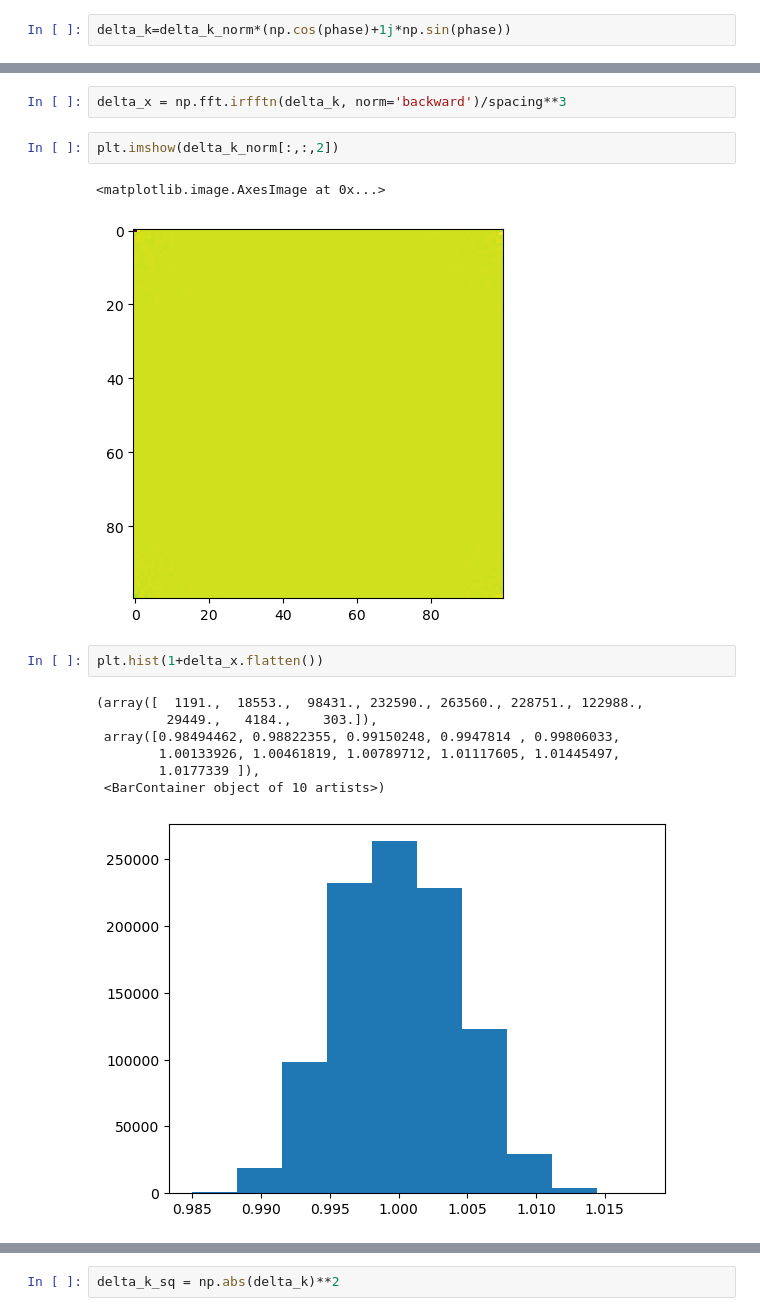
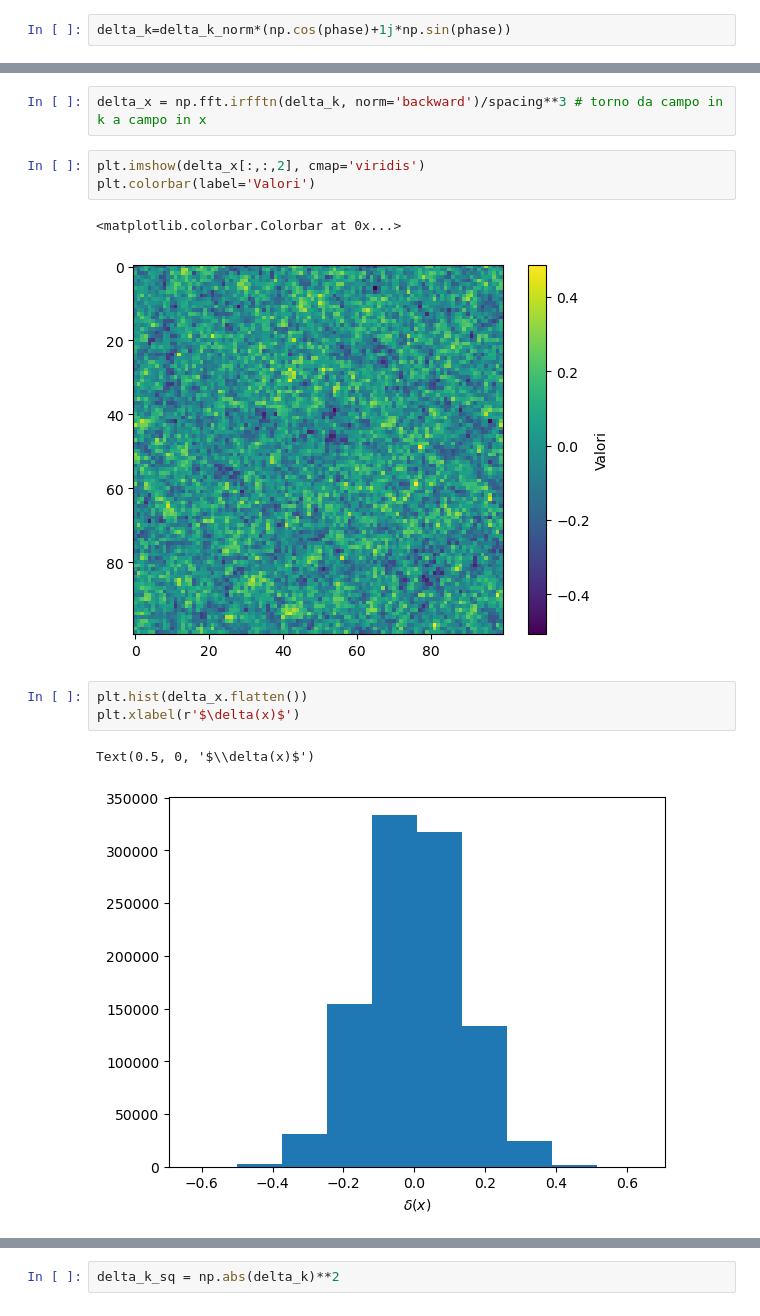
Before and after one commit to GenovaCosmology/AstroCosmoComputational, a Jupyter notebook: Students/Gabriele_Russo/Lesson9/gaussian_mock.ipynb, the cells around one changed output, grey strips where cells are left out. Drawn from its saved outputs; the diff is of its cells as text.

```diff
--- a/Students/Gabriele_Russo/Lesson9/gaussian_mock.ipynb
+++ b/Students/Gabriele_Russo/Lesson9/gaussian_mock.ipynb
@@ -164,18 +170,15 @@ plt.imshow(delta_k_norm[:,:,2])
 # %%
-delta_x = np.fft.irfftn(delta_k, norm='backward')/spacing**3
+delta_x = np.fft.irfftn(delta_k, norm='backward')/spacing**3 # torno da campo in k a campo in x
-# %%
-plt.imshow(delta_k_norm[:,:,2])
-# %% [output]
-<matplotlib.image.AxesImage at 0x...>
-[figure, removed]
+# %%
+plt.imshow(delta_x[:,:,2], cmap='viridis')
+plt.colorbar(label='Valori')
+# %% [output]
+<matplotlib.colorbar.Colorbar at 0x...>
+[figure, added]
 # %%
-plt.hist(1+delta_x.flatten())
+plt.hist(delta_x.flatten())
+plt.xlabel(r'$\delta(x)$')
 # %% [output]
-(array([  1191.,  18553.,  98431., 232590., 263560., 228751., 122988.,
-         29449.,   4184.,    303.]),
- array([0.98494462, 0.98822355, 0.99150248, 0.9947814 , 0.99806033,
-        1.00133926, 1.00461819, 1.00789712, 1.01117605, 1.01445497,
-        1.0177339 ]),
- <BarContainer object of 10 artists>)
+Text(0.5, 0, '$\\delta(x)$')
-[figure, old version]
+[figure, new version]
 # %%
```
Also changed, not shown: parts of 24 cells of this notebook.
